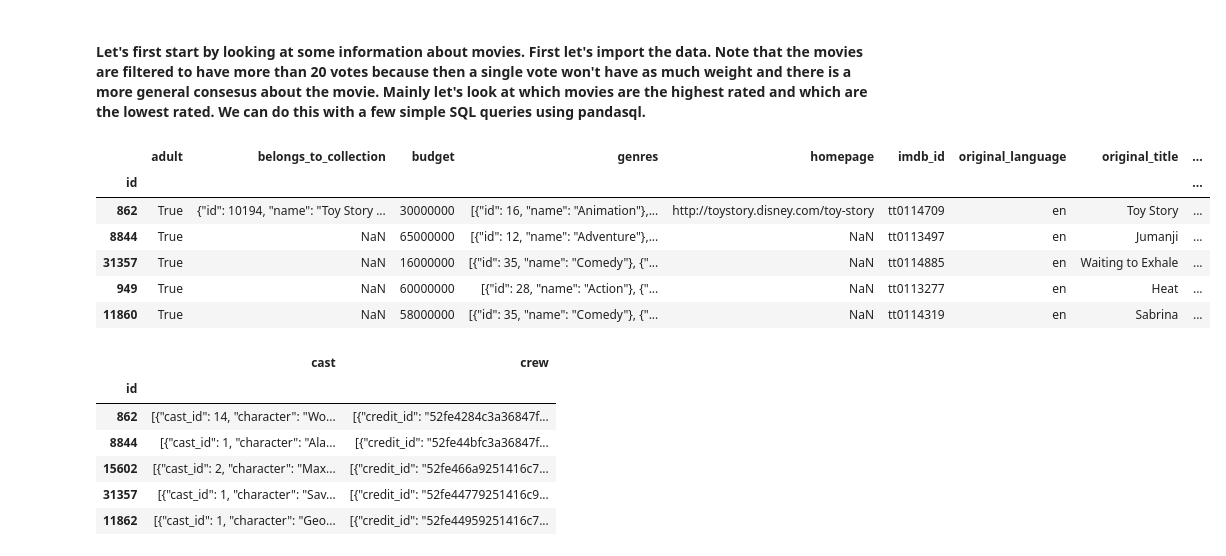
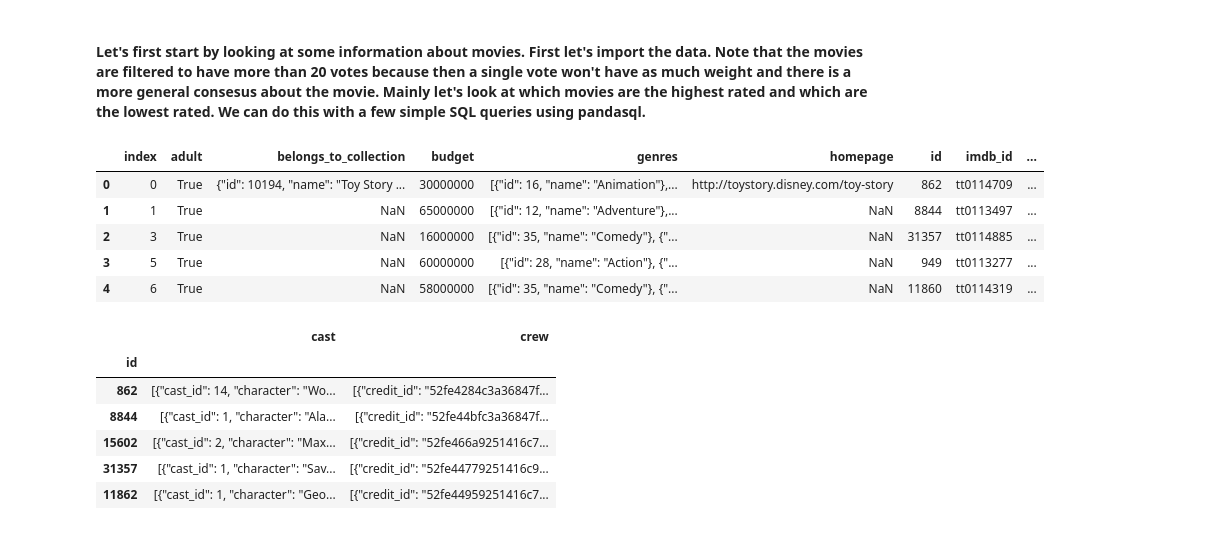
Before and after one commit to kevc528/MovieDatasetAnalysis, a Jupyter notebook: KevinChen_MoviesNotebook.ipynb, the cells around one changed output. Drawn from its saved outputs; the diff is of its cells as text; code cells hidden in the pictures.

```diff
--- a/KevinChen_MoviesNotebook.ipynb
+++ b/KevinChen_MoviesNotebook.ipynb
@@ -64,31 +64,32 @@ import seaborn as sns
 # %%
 import json
 
-movies_df = pd.read_csv('movies_metadata.csv', low_memory=False, index_col= 'id')
+movies_df = pd.read_csv('movies_metadata.csv', low_memory=False)
 
 # converting to the correct types
 movies_df = movies_df[movies_df.budget.apply(lambda x: x.isnumeric())]
 movies_df['vote_count'] = pd.to_numeric(movies_df['vote_count'])
 movies_df['budget'] = pd.to_numeric(movies_df['budget'])
 
 movies_df = movies_df[(movies_df['budget'] > 0) & (movies_df['vote_count'] > 20)]
 
 movies_df['adult'] = movies_df['adult'].astype('bool')
 movies_df['release_date'] = pd.to_datetime(movies_df['release_date'], errors='coerce')
 movies_df['revenue'] = pd.to_numeric(movies_df['revenue'])
 movies_df['popularity'] = pd.to_numeric(movies_df['popularity'])
 movies_df['runtime'] = pd.to_numeric(movies_df['runtime'])
 movies_df['vote_average'] = pd.to_numeric(movies_df['vote_average'])
 
 movies_df = movies_df.replace({'\'': '"'}, regex=True)
 
+movies_df = movies_df.reset_index()
+
 movies_df.head()
 # %% [output]
-|  | adult | belongs_to_collection | budget | genres | homepage | imdb_id | original_language | original_title | ... |
-| id |  |  |  |  |  |  |  |  | ... |
-| 862 | True | {"id": 10194, "name": "Toy Story ... | 30000000 | [{"id": 16, "name": "Animation"},... | http://toystory.disney.com/toy-story | tt0114709 | en | Toy Story | ... |
-| 8844 | True | NaN | 65000000 | [{"id": 12, "name": "Adventure"},... | NaN | tt0113497 | en | Jumanji | ... |
-| 31357 | True | NaN | 16000000 | [{"id": 35, "name": "Comedy"}, {"... | NaN | tt0114885 | en | Waiting to Exhale | ... |
-| 949 | True | NaN | 60000000 | [{"id": 28, "name": "Action"}, {"... | NaN | tt0113277 | en | Heat | ... |
-| 11860 | True | NaN | 58000000 | [{"id": 35, "name": "Comedy"}, {"... | NaN | tt0114319 | en | Sabrina | ... |
+|  | index | adult | belongs_to_collection | budget | genres | homepage | id | imdb_id | ... |
+| 0 | 0 | True | {"id": 10194, "name": "Toy Story ... | 30000000 | [{"id": 16, "name": "Animation"},... | http://toystory.disney.com/toy-story | 862 | tt0114709 | ... |
+| 1 | 1 | True | NaN | 65000000 | [{"id": 12, "name": "Adventure"},... | NaN | 8844 | tt0113497 | ... |
+| 2 | 3 | True | NaN | 16000000 | [{"id": 35, "name": "Comedy"}, {"... | NaN | 31357 | tt0114885 | ... |
+| 3 | 5 | True | NaN | 60000000 | [{"id": 28, "name": "Action"}, {"... | NaN | 949 | tt0113277 | ... |
+| 4 | 6 | True | NaN | 58000000 | [{"id": 35, "name": "Comedy"}, {"... | NaN | 11860 | tt0114319 | ... |
 # %%
```
Also changed, not shown: parts of 16 cells of this notebook.
